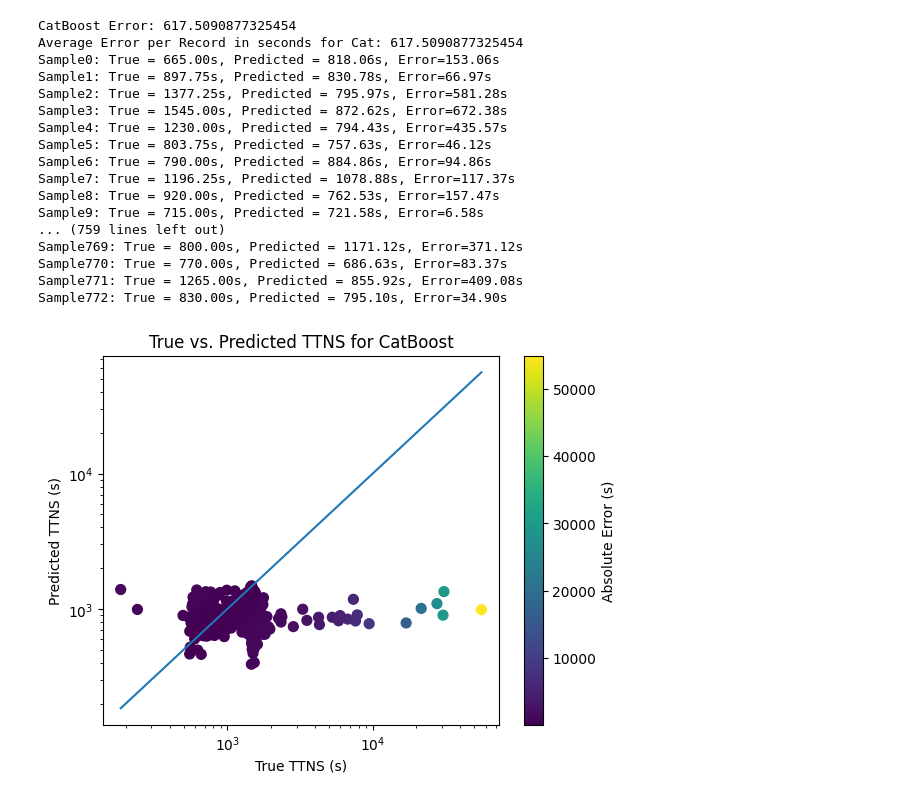
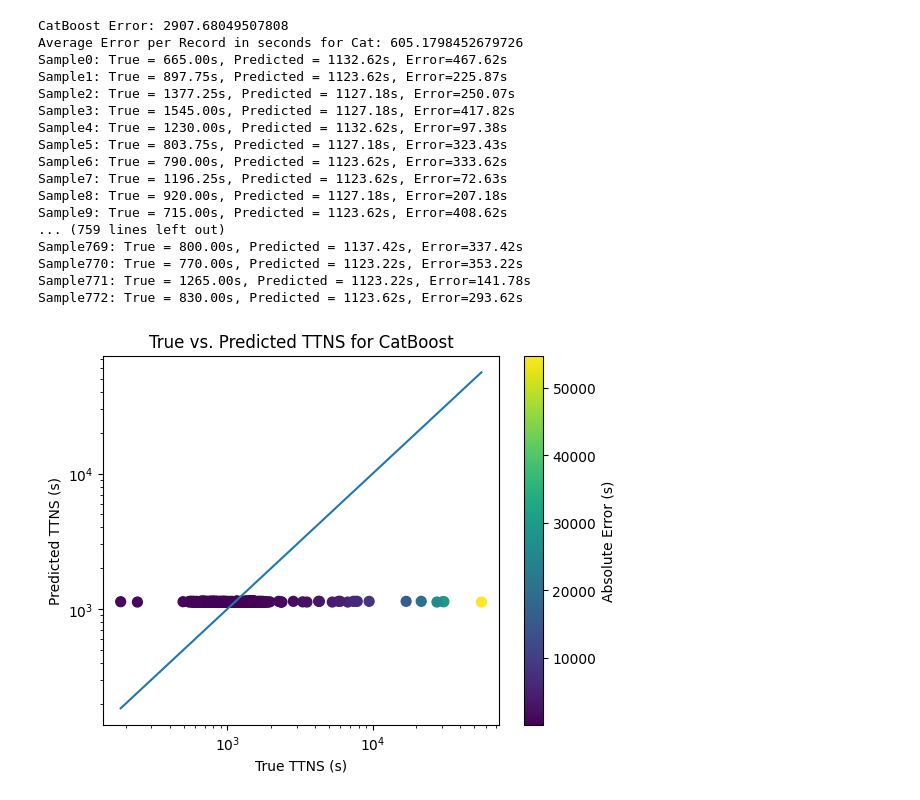
Before and after one commit to Icequake-QRC-Mines/Icequake-QRC-, a Jupyter notebook: Classical/CatBoost.ipynb, the cells around one changed output. Saved outputs shown, nothing was run; the diff lists cells and outputs as text; code cells hidden in the pictures.

Commit message:
Included a baseline notebook, and changed Cat and XG to RMSE and took out of log scale

```diff
--- a/Classical/CatBoost.ipynb
+++ b/Classical/CatBoost.ipynb
@@ -20,16 +26,16 @@ X_train_cat = X_train.copy()
 X_val_cat = X_val.copy()
 X_test_cat = X_test.copy()
 
-cat_features = X_train_cat.select_dtypes(include=["object", "category"]).columns.tolist()
-
+#cat_features = X_train_cat.select_dtypes(include=["object", "category"]).columns.tolist()
+cat_features = ["high_t_evt"]
 #Tuning CatBoost in Optuna using the same method as XGBoost
 def objective_cat(trial):
   CatBoost = CatBoostRegressor(
-      iterations = 1000,
+      iterations = 100,
       learning_rate = trial.suggest_float("learning_rate",0.01,0.1,log=True),
       depth = trial.suggest_int("depth",2,8),
-      loss_function = "MAE",
-      eval_metric = "MAE",
+      loss_function = "RMSE",
+      eval_metric = "RMSE",
       random_seed = 42,
       verbose=False,
       allow_writing_files=False,
@@ -39,8 +45,8 @@ def objective_cat(trial):
   CatBoost.fit(
       X_train_cat, y_train, eval_set=(X_val_cat, y_val),cat_features=cat_features, use_best_model=True)
   predictions_cat = CatBoost.predict(X_val_cat)
-  MAE_cat = mean_absolute_error(y_val, predictions_cat)
-  return MAE_cat
+  RMSE_cat = root_mean_squared_error(y_val, predictions_cat)
+  return RMSE_cat
 optimization_cat= optuna.create_study(direction="minimize") #minimizing the above parameters
 optimization_cat.optimize(objective_cat, n_trials=30) #keeping trails low for runtime and to prevent over-fitting noise
 
@@ -49,10 +55,10 @@ print("Optimal Parameters Cat:", optimal_params_cat)
 
 #Running CatBoost with the optimal parameters
 CatBoost = CatBoostRegressor(
-    iterations = 1000,
+    iterations = 100,
     **optimal_params_cat,
-    loss_function = "MAE",
-    eval_metric = "MAE",
+    loss_function = "RMSE",
+    eval_metric = "RMSE",
     random_seed = 42,
     verbose=False,
     allow_writing_files=False
@@ -63,7 +69,7 @@ CatBoost.fit(
 
 # Calculating the multiplicative error
 CatBoost_Prediction = CatBoost.predict(X_test_cat)
-CatBoost_MAE = mean_absolute_error(y_test, CatBoost_Prediction)
-CatBoost_Error = CatBoost_MAE
+CatBoost_RMSE = root_mean_squared_error(y_test, CatBoost_Prediction)
+CatBoost_Error = CatBoost_RMSE
 print("CatBoost Error:", CatBoost_Error)
 # %% [output]
@@ -89,51 +95,51 @@ CatBoost Error: 617.5090877325454
 # %%
 #Calculating multiplicative error for CatBoost
 CatBoost_Prediction = CatBoost.predict(X_test_cat)
-CatBoost_MAE = mean_absolute_error(y_test, CatBoost_Prediction)
-CatBoost_Error = CatBoost_MAE
+CatBoost_RMSE = root_mean_squared_error(y_test, CatBoost_Prediction)
+CatBoost_Error = CatBoost_RMSE
 print("CatBoost Error:", CatBoost_Error)
 
 y_test_secs = y_test
 Cat_pred_secs = CatBoost_Prediction
 
 absolute_error_secs_Cat = np.abs(Cat_pred_secs - y_test_secs)
 
 #absoulte_error_cat = np.abs(10**CatBoost_Prediction - y_test)
 MAE_seconds = np.mean(absolute_error_secs_Cat)
 print("Average Error per Record in seconds for Cat:", MAE_seconds)
 
 
 #Calculating true value, predicted, and average error in terms of seconds for each event
 for i, (true, pred, abs_error) in enumerate(zip(y_test_secs, Cat_pred_secs, absolute_error_secs_Cat)):
   print(f"Sample{i}: True = {true:.2f}s, Predicted = {pred:.2f}s, Error={abs_error:.2f}s")
 
 # Scatter plot of predicted vs true
 plt.figure()
 plt.scatter(y_test_secs, Cat_pred_secs, c=absolute_error_secs_Cat, cmap='viridis', s=50)
 plt.colorbar(label="Absolute Error (s)")
 plt.plot([min(y_test_secs), max(y_test_secs)], [min(y_test_secs), max(y_test_secs)])
 plt.xlabel("True TTNS (s)")
 plt.ylabel("Predicted TTNS (s)")
 plt.title("True vs. Predicted TTNS for CatBoost")
 plt.xscale('log')
 plt.yscale('log')
 plt.show()
 # %% [output]
-CatBoost Error: 617.5090877325454
-Average Error per Record in seconds for Cat: 617.5090877325454
-Sample0: True = 665.00s, Predicted = 818.06s, Error=153.06s
-Sample1: True = 897.75s, Predicted = 830.78s, Error=66.97s
-Sample2: True = 1377.25s, Predicted = 795.97s, Error=581.28s
-Sample3: True = 1545.00s, Predicted = 872.62s, Error=672.38s
-Sample4: True = 1230.00s, Predicted = 794.43s, Error=435.57s
-Sample5: True = 803.75s, Predicted = 757.63s, Error=46.12s
-Sample6: True = 790.00s, Predicted = 884.86s, Error=94.86s
-Sample7: True = 1196.25s, Predicted = 1078.88s, Error=117.37s
-Sample8: True = 920.00s, Predicted = 762.53s, Error=157.47s
-Sample9: True = 715.00s, Predicted = 721.58s, Error=6.58s
+CatBoost Error: 2907.68049507808
+Average Error per Record in seconds for Cat: 605.1798452679726
+Sample0: True = 665.00s, Predicted = 1132.62s, Error=467.62s
+Sample1: True = 897.75s, Predicted = 1123.62s, Error=225.87s
+Sample2: True = 1377.25s, Predicted = 1127.18s, Error=250.07s
+Sample3: True = 1545.00s, Predicted = 1127.18s, Error=417.82s
+Sample4: True = 1230.00s, Predicted = 1132.62s, Error=97.38s
+Sample5: True = 803.75s, Predicted = 1127.18s, Error=323.43s
+Sample6: True = 790.00s, Predicted = 1123.62s, Error=333.62s
+Sample7: True = 1196.25s, Predicted = 1123.62s, Error=72.63s
+Sample8: True = 920.00s, Predicted = 1127.18s, Error=207.18s
+Sample9: True = 715.00s, Predicted = 1123.62s, Error=408.62s
 ... (759 lines left out)
-Sample769: True = 800.00s, Predicted = 1171.12s, Error=371.12s
-Sample770: True = 770.00s, Predicted = 686.63s, Error=83.37s
-Sample771: True = 1265.00s, Predicted = 855.92s, Error=409.08s
-Sample772: True = 830.00s, Predicted = 795.10s, Error=34.90s
+Sample769: True = 800.00s, Predicted = 1137.42s, Error=337.42s
+Sample770: True = 770.00s, Predicted = 1123.22s, Error=353.22s
+Sample771: True = 1265.00s, Predicted = 1123.22s, Error=141.78s
+Sample772: True = 830.00s, Predicted = 1123.62s, Error=293.62s
-[figure, old version]
+[figure, new version]
```
Also changed, not shown: parts of 2 cells of this notebook, 2 other files.
